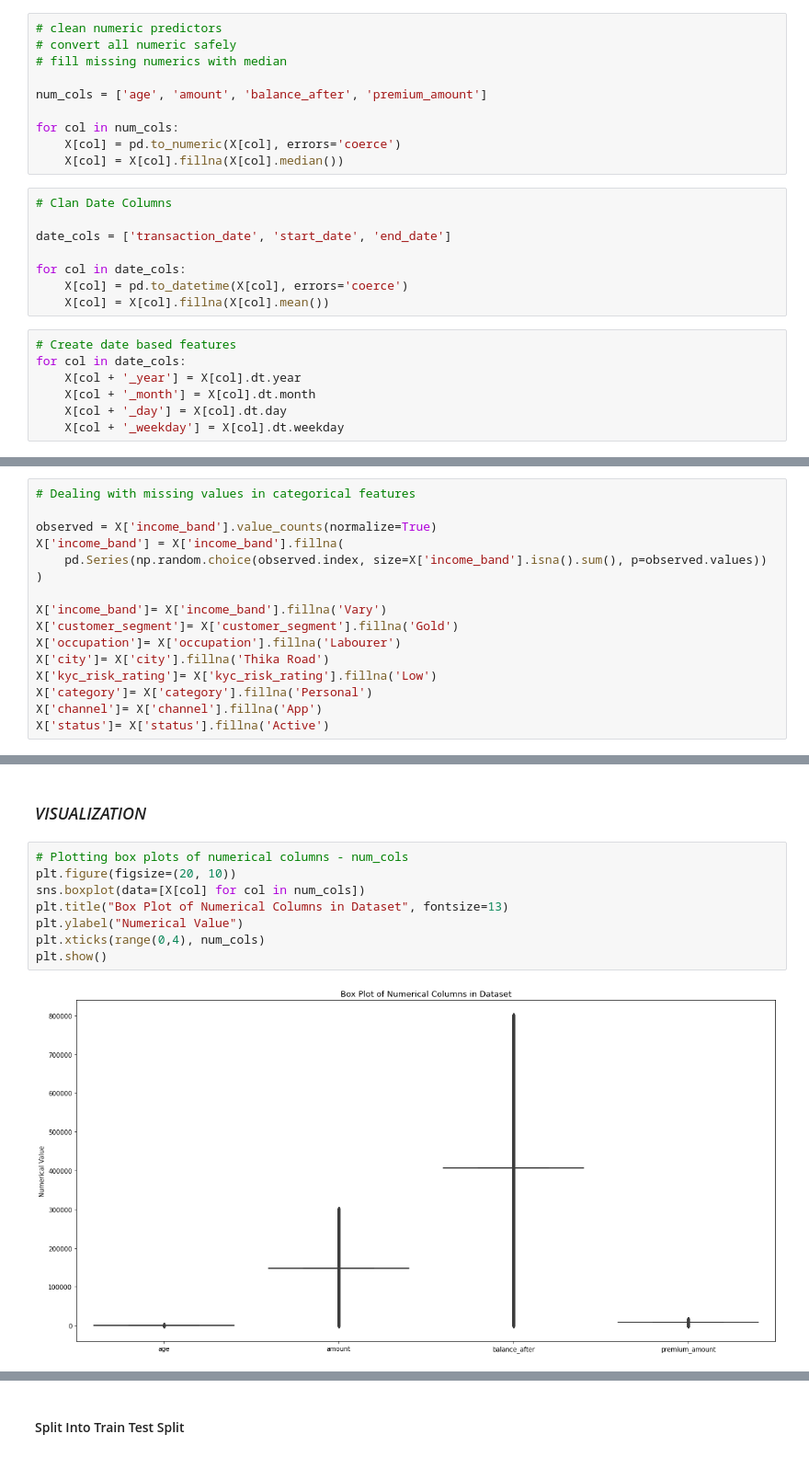
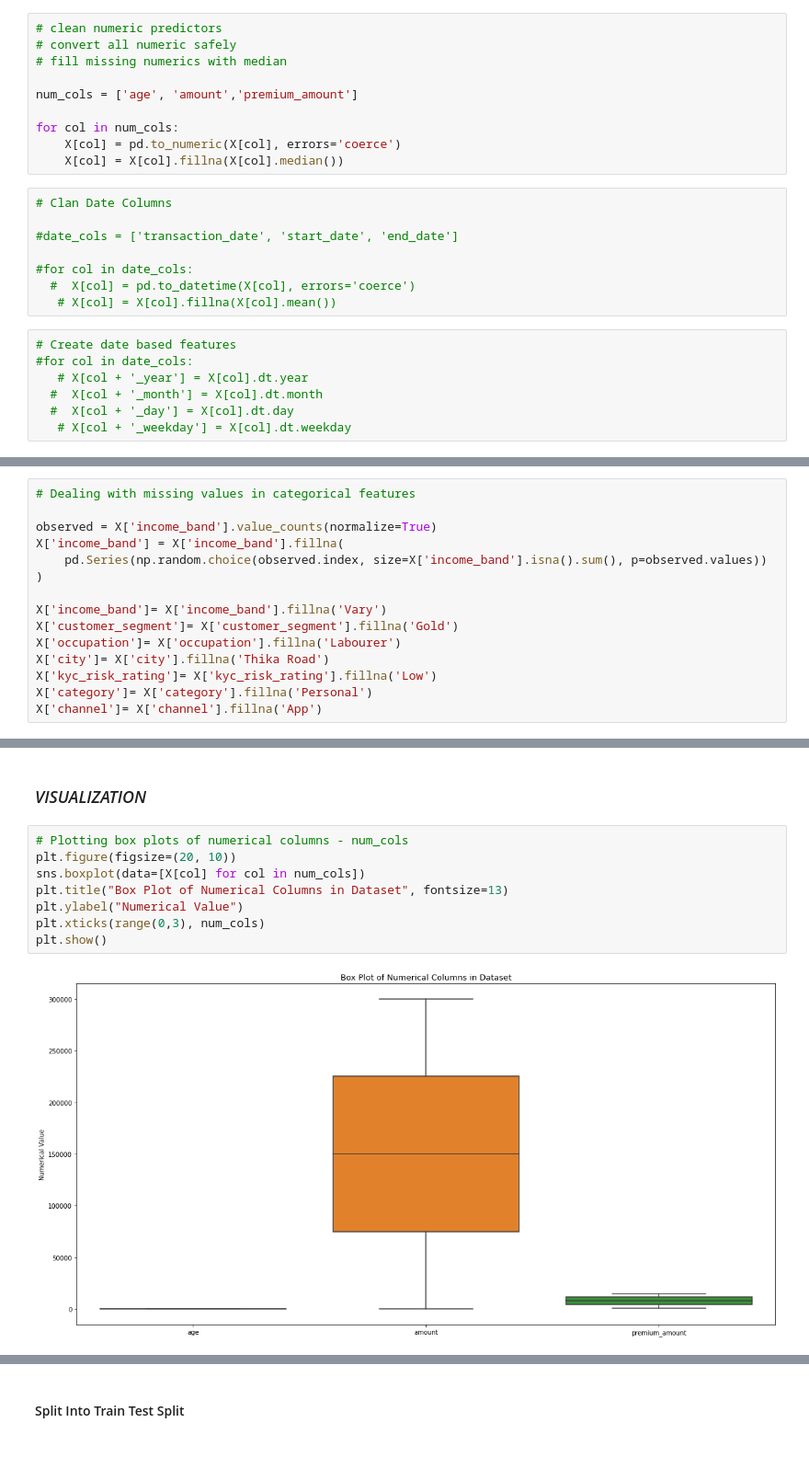
Before and after one commit to irushawn/Getter-Insure-AI, a Jupyter notebook: Index.ipynb, the cells around one changed output, grey strips where cells are left out. Shown at 92% size. Saved outputs shown, nothing was run; the diff lists cells and outputs as text.

```diff
--- a/Index.ipynb
+++ b/Index.ipynb
@@ -463,7 +382,7 @@ for col in cat_cols:
 # convert all numeric safely
 # fill missing numerics with median
 
-num_cols = ['age', 'amount', 'balance_after', 'premium_amount']
+num_cols = ['age', 'amount','premium_amount']
 
 for col in num_cols:
     X[col] = pd.to_numeric(X[col], errors='coerce')
@@ -471,18 +390,18 @@ for col in num_cols:
 # %%
 # Clan Date Columns
 
-date_cols = ['transaction_date', 'start_date', 'end_date']
+#date_cols = ['transaction_date', 'start_date', 'end_date']
 
-for col in date_cols:
-    X[col] = pd.to_datetime(X[col], errors='coerce')
-    X[col] = X[col].fillna(X[col].mean())
+#for col in date_cols:
+  #  X[col] = pd.to_datetime(X[col], errors='coerce')
+   # X[col] = X[col].fillna(X[col].mean())
 # %%
 # Create date based features
-for col in date_cols:
-    X[col + '_year'] = X[col].dt.year
-    X[col + '_month'] = X[col].dt.month
-    X[col + '_day'] = X[col].dt.day
-    X[col + '_weekday'] = X[col].dt.weekday
+#for col in date_cols:
+   # X[col + '_year'] = X[col].dt.year
+  #  X[col + '_month'] = X[col].dt.month
+  #  X[col + '_day'] = X[col].dt.day
+   # X[col + '_weekday'] = X[col].dt.weekday
 # %%
 # Remove Duplicates
 X=X.drop_duplicates()
@@ -537,7 +456,6 @@ X['city']= X['city'].fillna('Thika Road')
 X['kyc_risk_rating']= X['kyc_risk_rating'].fillna('Low')
 X['category']= X['category'].fillna('Personal')
 X['channel']= X['channel'].fillna('App')
-X['status']= X['status'].fillna('Active')
 # %%
 mapping = {'Mass': 'Go Banking', 'Affluent': 'Platinum', 'Sme': 'SME'}
 X['customer_segment']= X['customer_segment'].replace(mapping)
@@ -550,13 +468,13 @@ cleaned = pd.concat([X, y], axis=1)
 # %%
 # Plotting box plots of numerical columns - num_cols
 plt.figure(figsize=(20, 10))
 sns.boxplot(data=[X[col] for col in num_cols])
 plt.title("Box Plot of Numerical Columns in Dataset", fontsize=13)
 plt.ylabel("Numerical Value")
-plt.xticks(range(0,4), num_cols)
+plt.xticks(range(0,3), num_cols)
 plt.show()
 # %% [output]
-[figure, old version]
+[figure, new version]
 # %%
 # for AGe
 plt.figure(figsize=(10, 10))
```
Also changed, not shown: parts of 95 cells of this notebook, 9 other files.
